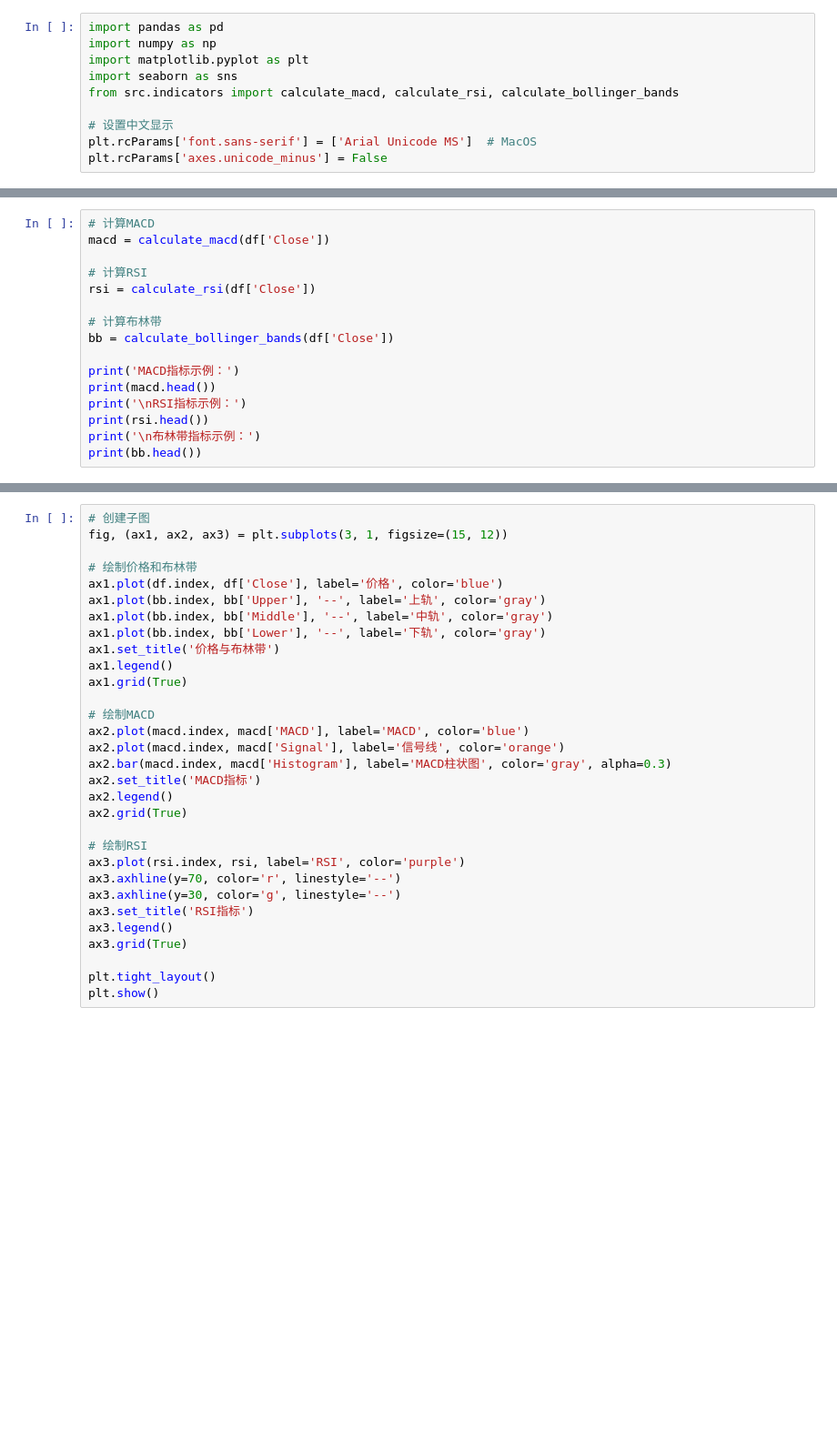
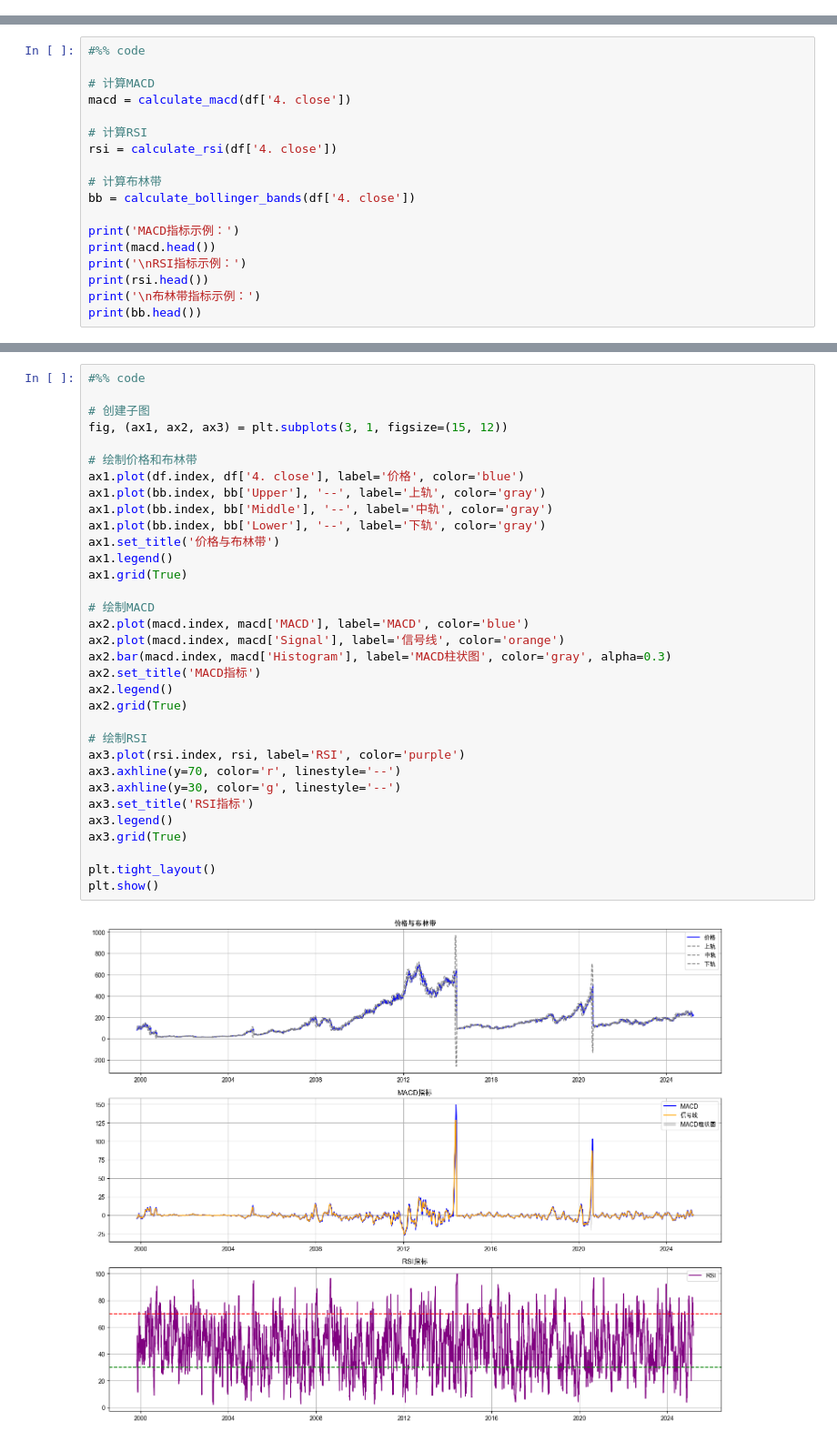
Before and after one commit to GasonW/Quantitative-trading, a Jupyter notebook: notebooks/02_technical_indicators.ipynb, the cells around one changed output, grey strips where cells are left out. Shown at 91% size. Cells and saved outputs as stored; diff of their text form; blank space fills up the shorter version.

```diff
--- a/notebooks/02_technical_indicators.ipynb
+++ b/notebooks/02_technical_indicators.ipynb
@@ -8,11 +1 @@
-# %%
-import pandas as pd
-import numpy as np
-import matplotlib.pyplot as plt
-import seaborn as sns
-from src.indicators import calculate_macd, calculate_rsi, calculate_bollinger_bands
-
-# 设置中文显示
-plt.rcParams['font.sans-serif'] = ['Arial Unicode MS']  # MacOS
-plt.rcParams['axes.unicode_minus'] = False
 # %% [markdown]
@@ -26,12 +23,14 @@ df.head()
 # %%
+#%% code
+
 # 计算MACD
-macd = calculate_macd(df['Close'])
+macd = calculate_macd(df['4. close'])
 
 # 计算RSI
-rsi = calculate_rsi(df['Close'])
+rsi = calculate_rsi(df['4. close'])
 
 # 计算布林带
-bb = calculate_bollinger_bands(df['Close'])
+bb = calculate_bollinger_bands(df['4. close'])
 
 print('MACD指标示例：')
 print(macd.head())
@@ -44,31 +63,35 @@ print(bb.head())
 # %%
+#%% code
+
 # 创建子图
 fig, (ax1, ax2, ax3) = plt.subplots(3, 1, figsize=(15, 12))
 
 # 绘制价格和布林带
-ax1.plot(df.index, df['Close'], label='价格', color='blue')
+ax1.plot(df.index, df['4. close'], label='价格', color='blue')
 ax1.plot(bb.index, bb['Upper'], '--', label='上轨', color='gray')
 ax1.plot(bb.index, bb['Middle'], '--', label='中轨', color='gray')
 ax1.plot(bb.index, bb['Lower'], '--', label='下轨', color='gray')
 ax1.set_title('价格与布林带')
 ax1.legend()
 ax1.grid(True)
 
 # 绘制MACD
 ax2.plot(macd.index, macd['MACD'], label='MACD', color='blue')
 ax2.plot(macd.index, macd['Signal'], label='信号线', color='orange')
 ax2.bar(macd.index, macd['Histogram'], label='MACD柱状图', color='gray', alpha=0.3)
 ax2.set_title('MACD指标')
 ax2.legend()
 ax2.grid(True)
 
 # 绘制RSI
 ax3.plot(rsi.index, rsi, label='RSI', color='purple')
 ax3.axhline(y=70, color='r', linestyle='--')
 ax3.axhline(y=30, color='g', linestyle='--')
 ax3.set_title('RSI指标')
 ax3.legend()
 ax3.grid(True)
 
 plt.tight_layout()
 plt.show()
+# %% [output]
+[figure, added]
```
Also changed, not shown: parts of 8 cells of this notebook, 5 other files.
